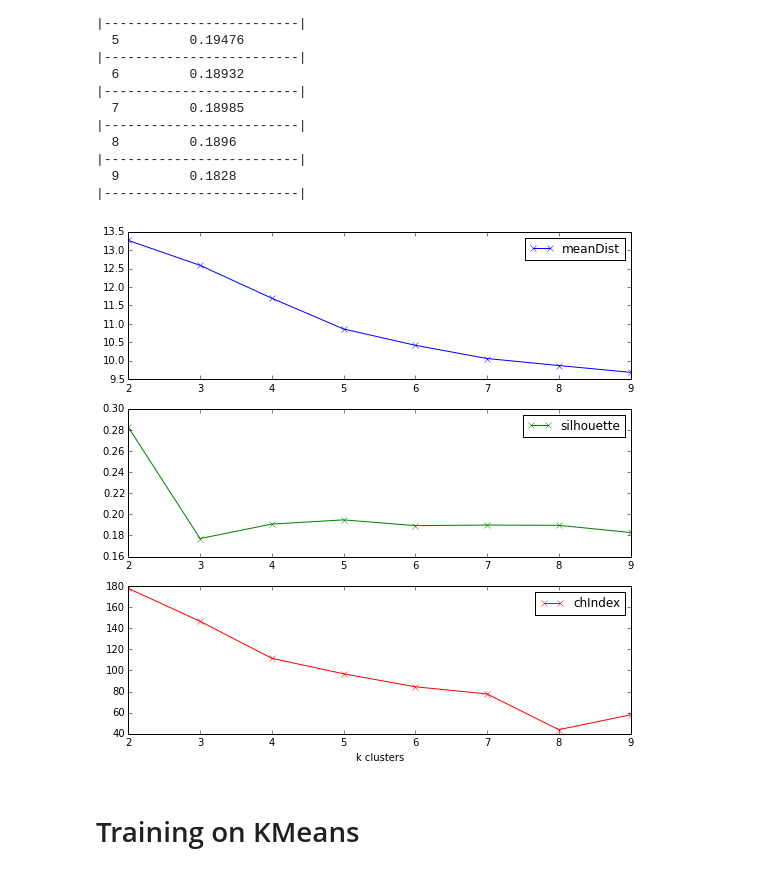
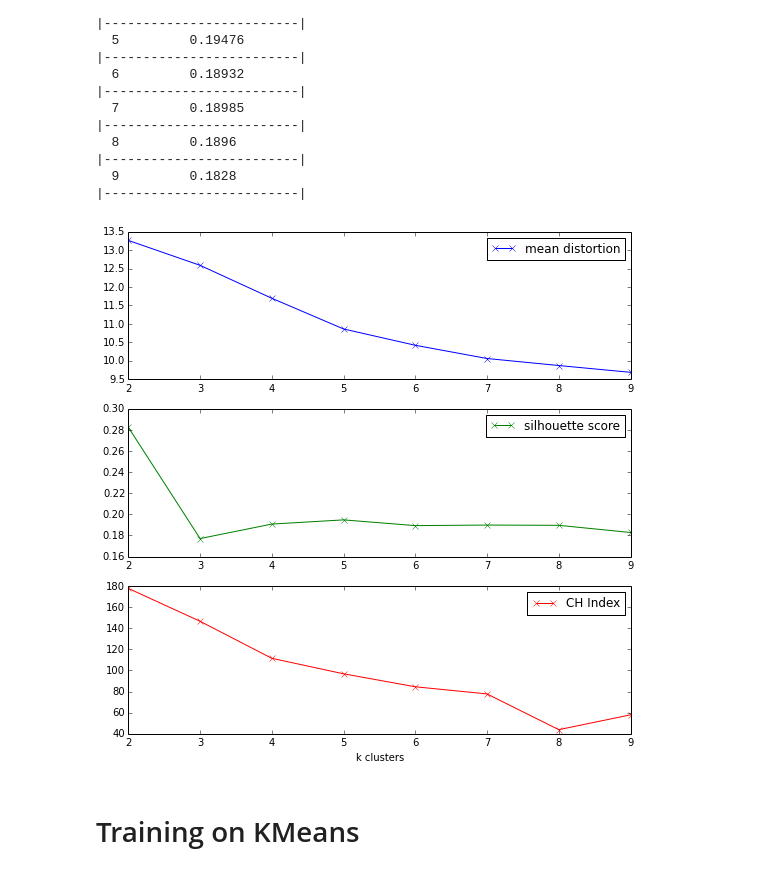
Before and after one commit to csun-math/494, a Jupyter notebook: allen/Economics Pipeline/main.ipynb, the cells around one changed output. Cells and saved outputs as stored; diff of their text form; code cells hidden in the pictures.

```diff
--- a/allen/Economics Pipeline/main.ipynb
+++ b/allen/Economics Pipeline/main.ipynb
@@ -300,18 +300,18 @@ for i in range(2,10):
 # %%
 plt.figure(figsize=(9,9))
 plt.subplot(3,1,1)
-plt.plot(range(2,10), misdistman, 'bx-', label='meanDist')
+plt.plot(range(2,10), misdistman, 'bx-', label='mean distortion')
 plt.legend()
 plt.subplot(3,1,2,sharex=ax1)
-plt.plot(range(2,10), silhouettes, 'gx-', label= 'silhouette')
+plt.plot(range(2,10), silhouettes, 'gx-', label= 'silhouette score')
 plt.legend()
 plt.subplot(3,1,3)
-plt.plot(range(2,10), chIndex, 'rx-',label='chIndex')
+plt.plot(range(2,10), chIndex, 'rx-',label='CH Index')
 plt.xlabel('k clusters')
 plt.legend()
 plt.show()
 # %% [output]
-[figure, old version]
+[figure, new version]
 # %% [markdown]
 # Training on KMeans
 # %%
```
Also changed, not shown: parts of 1 cell of this notebook, 1 other file.
